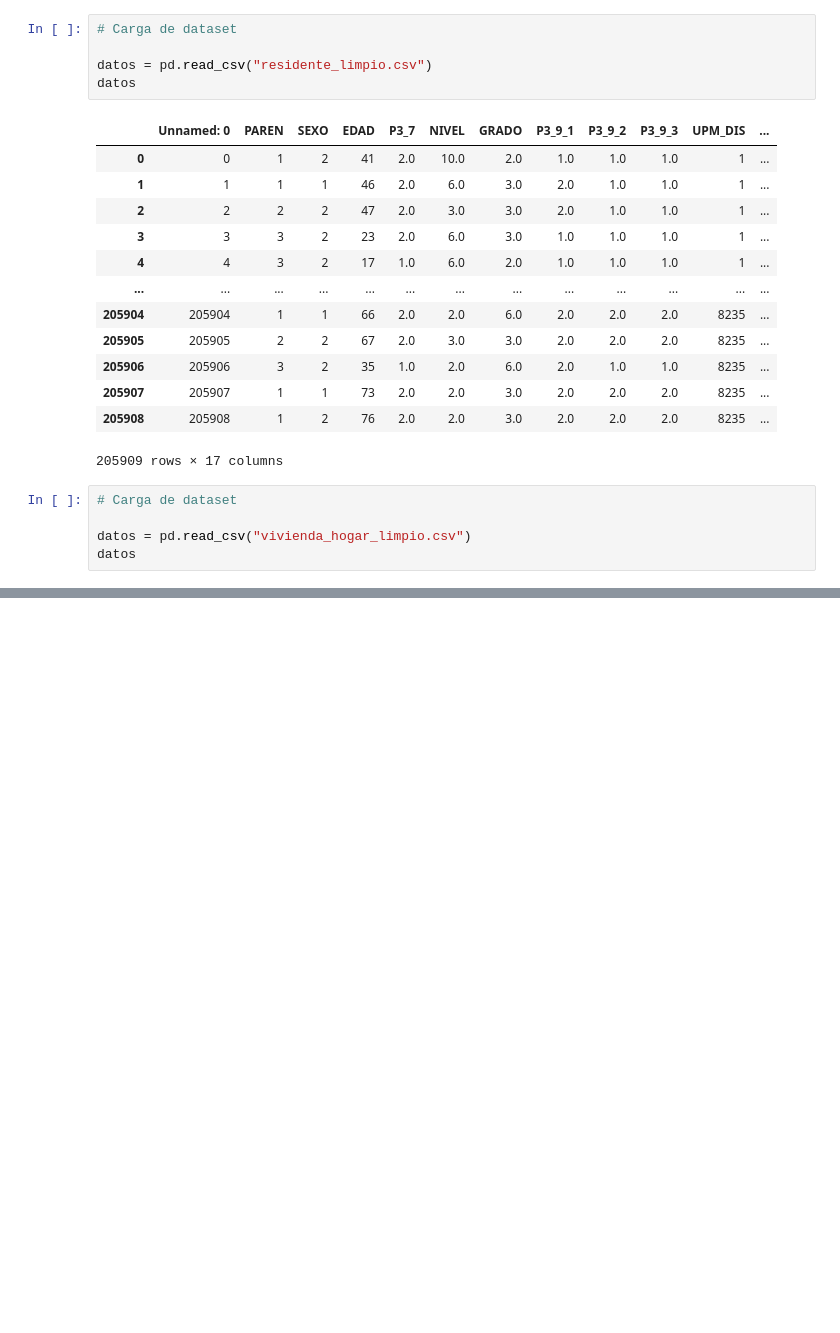
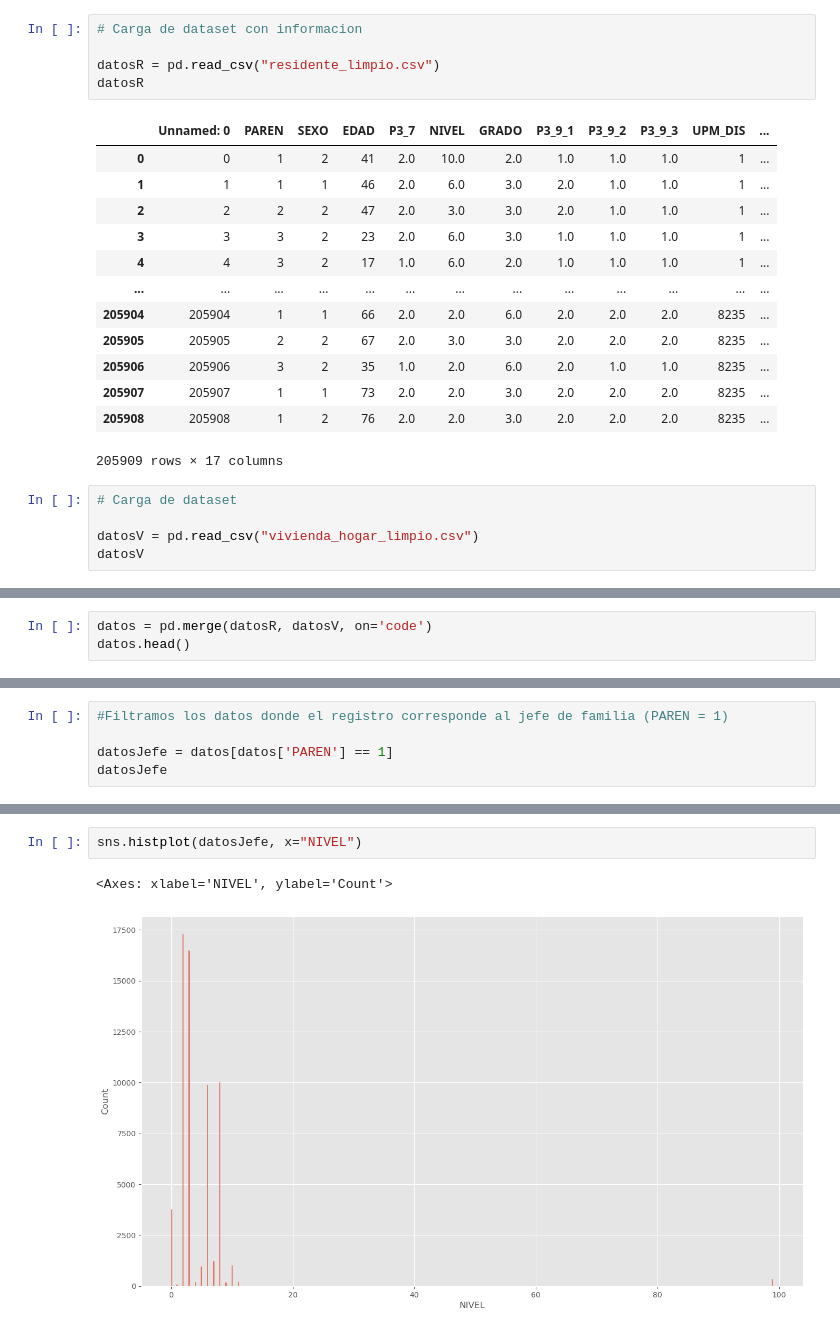
Before and after one commit to m5991/tecnologiaMexico, a Jupyter notebook: src/ProyectoFinal.ipynb, the cells around one changed output, grey strips where cells are left out. Drawn from its saved outputs; the diff is of its cells as text; blank space fills up the shorter version.

```diff
--- a/src/ProyectoFinal.ipynb
+++ b/src/ProyectoFinal.ipynb
@@ -10,9 +24,9 @@ from sklearn.model_selection import train_test_split
 from sklearn.preprocessing import OneHotEncoder
 # %%
-# Carga de dataset
+# Carga de dataset con informacion
 
-datos = pd.read_csv("residente_limpio.csv")
-datos
+datosR = pd.read_csv("residente_limpio.csv")
+datosR
 # %% [output]
 |  | Unnamed: 0 | PAREN | SEXO | EDAD | P3_7 | NIVEL | GRADO | P3_9_1 | P3_9_2 | P3_9_3 | UPM_DIS | ... |
 | 0 | 0 | 1 | 2 | 41 | 2.0 | 10.0 | 2.0 | 1.0 | 1.0 | 1.0 | 1 | ... |
@@ -30,8 +44,8 @@ datos
 # %%
 # Carga de dataset
 
-datos = pd.read_csv("vivienda_hogar_limpio.csv")
-datos
+datosV = pd.read_csv("vivienda_hogar_limpio.csv")
+datosV
 # %% [output]
 |  | Unnamed: 0 | P1_1 | P1_2 | P1_3 | P1_4 | P1_5_1 | P1_5_2 | P1_5_3 | P2_1 | P2_2 | ... | ... |
 | 0 | 0 | 3 | 1 | 1 | 1 | 1 | 1 | 1 | 1 | 1 | ... | ... |
@@ -124,0 +63,3 @@ X_test
+# %%
+datos = pd.merge(datosR, datosV, on='code')
+datos.head()
@@ -124,0 +82,5 @@ X_test
+# %%
+#Filtramos los datos donde el registro corresponde al jefe de familia (PAREN = 1)
+
+datosJefe = datos[datos['PAREN'] == 1]
+datosJefe
@@ -124,0 +114,5 @@ X_test
+# %%
+sns.histplot(datosJefe, x="NIVEL")
+# %% [output]
+<Axes: xlabel='NIVEL', ylabel='Count'>
+[figure, added]
```
Also changed, not shown: parts of 27 cells of this notebook.
